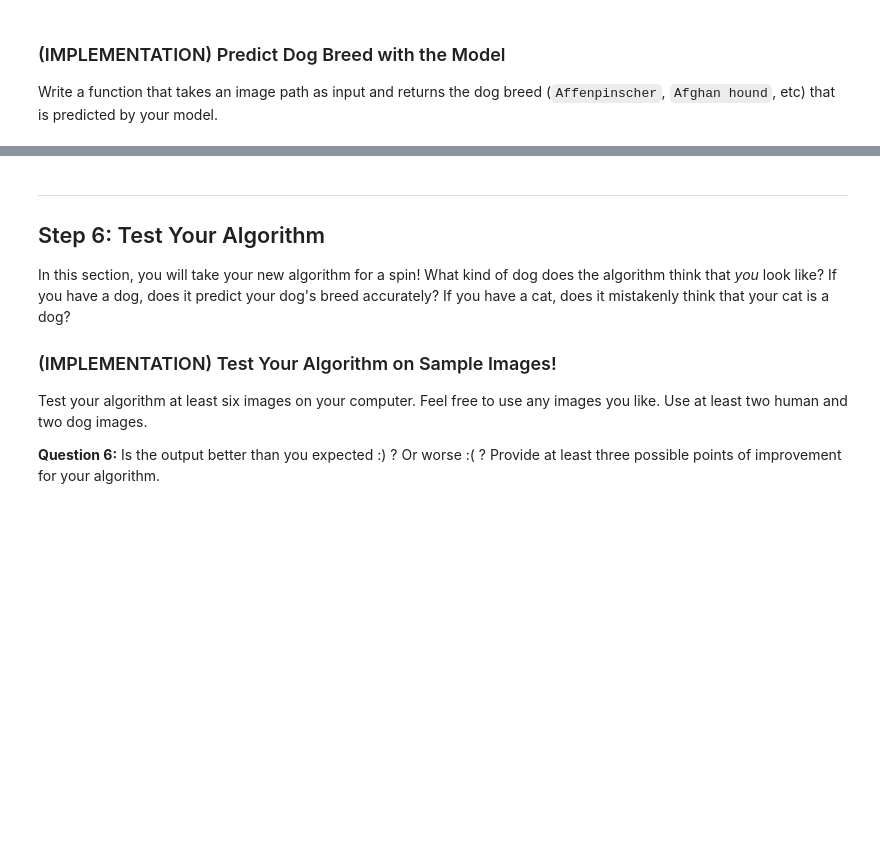
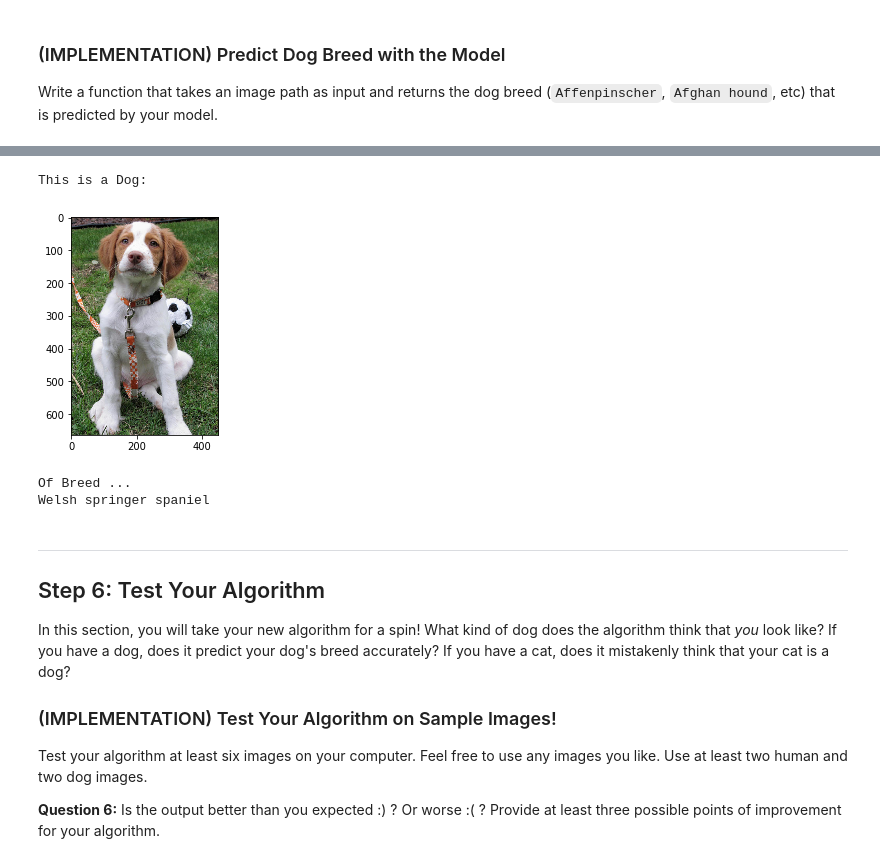
Before and after one commit to Kabongosalomon/CNN-Project-Dog-Breed-Classifier, a Jupyter notebook: dog_app.ipynb, the cells around one changed output, grey strips where cells are left out. Cells and saved outputs as stored; diff of their text form; code cells hidden in the pictures; blank space fills up the shorter version.

```diff
--- a/dog_app.ipynb
+++ b/dog_app.ipynb
@@ -243,7 +244,7 @@ Use these ideas to complete the `dog_detector` function below, which returns `Tr
 ### returns "True" if a dog is detected in the image stored at img_path
 def dog_detector(img_path):
     ## TODO: Complete the function.
-    if VGG16_predict(img_path)>=151: #and VGG16_predict(img_path)<=268:
+    if VGG16_predict(img_path)>=151 and VGG16_predict(img_path)<=268:
         return True
     else :
         return False # true/false
@@ -569,3 +846,39 @@ def run_app(img_path):
+# %%
+### TODO: Write your algorithm.
+### Feel free to use as many code cells as needed.
+
+def run_app(img_path):
+    ## handle cases for a human face, dog, and neither
+    if face_detector(img_path):
+        print('Hello Human:')
+        # display the image, along with bounding box
+        cv_rgb = cv2.cvtColor(cv2.imread(img_path), cv2.COLOR_BGR2RGB)
+        plt.imshow(cv_rgb)
+        plt.show()
+        print(f'You look like a ...\n{predict_breed_transfer(img_path)}\n')
+    elif dog_detector(img_path):
+        print('This is a Dog:')
+        # display the image, along with bounding box
+        cv_rgb = cv2.cvtColor(cv2.imread(img_path), cv2.COLOR_BGR2RGB)
+        plt.imshow(cv_rgb)
+        plt.show()
+        print(f'Of Breed ...\n{predict_breed_transfer(img_path)}\n')
+    else :
+        print('=====================================================================')
+        print(f'\nThis picture is neither human nor dog, please check your input\n')
+        print('=====================================================================')
+        cv_rgb = cv2.cvtColor(cv2.imread(img_path), cv2.COLOR_BGR2RGB)
+        plt.imshow(cv_rgb)
+        plt.show()
+        print('\n')#
+# %%
+# load color (BGR) image
+run_app('./images/Brittany_02625.jpg')
+# %% [output]
+This is a Dog:
+[figure, added]
+Of Breed ...
+Welsh springer spaniel
 # %% [markdown]
 ---
 <a id='step6'></a>
```
Also changed, not shown: parts of 42 cells of this notebook, 8 other files.
